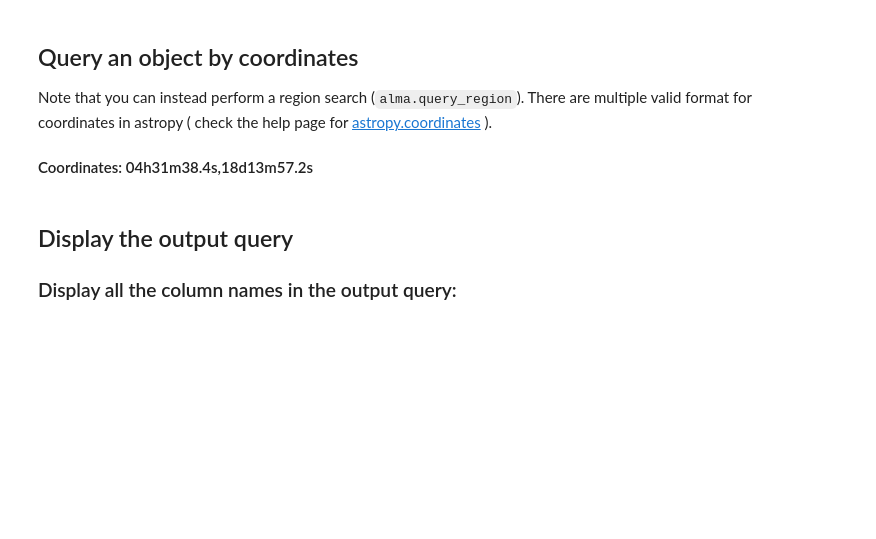
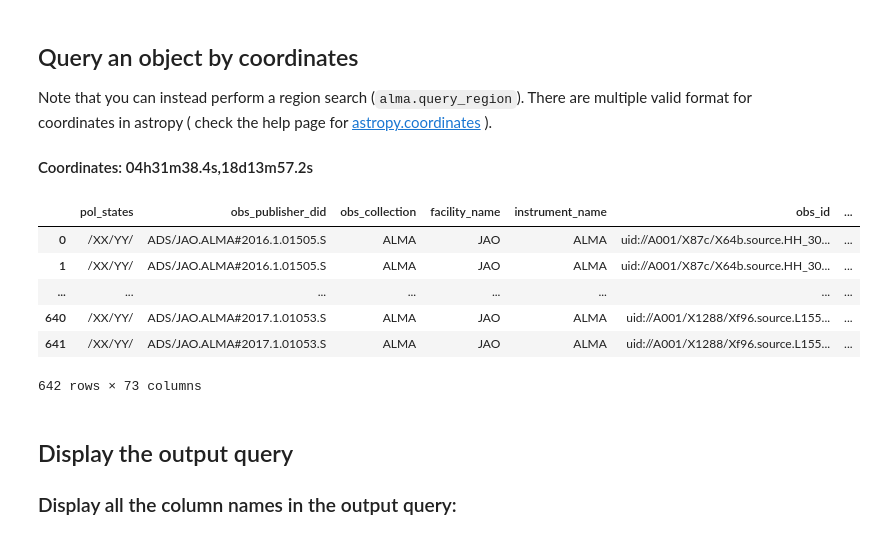
Before and after one commit to MTeasdale01/MTeasdale01, a Jupyter notebook: Query_tutorial_PPD.ipynb, the cells around one changed output. Drawn from its saved outputs; the diff is of its cells as text; code cells hidden in the pictures; blank space fills up the shorter version.

```diff
--- a/Query_tutorial_PPD.ipynb
+++ b/Query_tutorial_PPD.ipynb
@@ -502,9 +557,17 @@ Note that you can instead perform a region search (`alma.query_region`).
 There are multiple valid format for coordinates in astropy ( check the help page for [astropy.coordinates](https://docs.astropy.org/en/stable/coordinates/index.html) ).
 #### Coordinates: 04h31m38.4s,18d13m57.2s
 # %%
-coords = SkyCoord("...","...")
+coords = SkyCoord("04h31m38.4s","18d13m57.2s")
 q_results = alma.query_region(coords, radius = 10 * u.arcmin)
 q_results.to_pandas()
+# %% [output]
+|  | pol_states | obs_publisher_did | obs_collection | facility_name | instrument_name | obs_id | ... |
+| 0 | /XX/YY/ | ADS/JAO.ALMA#2016.1.01505.S | ALMA | JAO | ALMA | uid://A001/X87c/X64b.source.HH_30... | ... |
+| 1 | /XX/YY/ | ADS/JAO.ALMA#2016.1.01505.S | ALMA | JAO | ALMA | uid://A001/X87c/X64b.source.HH_30... | ... |
+| ... | ... | ... | ... | ... | ... | ... | ... |
+| 640 | /XX/YY/ | ADS/JAO.ALMA#2017.1.01053.S | ALMA | JAO | ALMA | uid://A001/X1288/Xf96.source.L155... | ... |
+| 641 | /XX/YY/ | ADS/JAO.ALMA#2017.1.01053.S | ALMA | JAO | ALMA | uid://A001/X1288/Xf96.source.L155... | ... |
+642 rows × 73 columns
 # %% [markdown]
 ## Display the output query
 ### Display all the column names in the output query:
```
Also changed, not shown: parts of 18 cells of this notebook.
